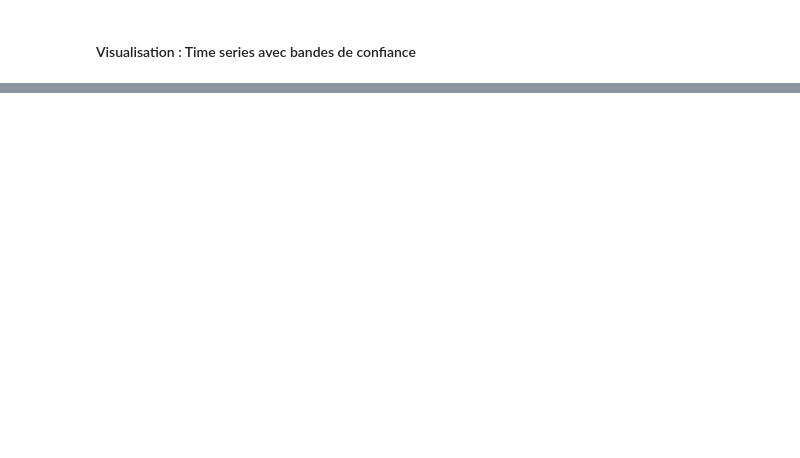
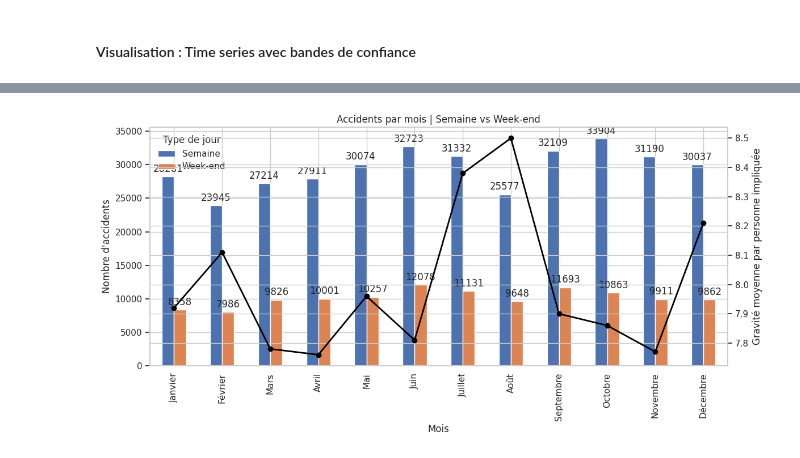
Before and after one commit to LounesAbd/Projet-1-Simplon-Data-Engineer-2025---Mighty-Mosquitoes, a Jupyter notebook: analytics/analyse_accidents_template.ipynb, the cells around one changed output, grey strips where cells are left out. Drawn from its saved outputs; the diff is of its cells as text; code cells hidden in the pictures; blank space fills up the shorter version.

```diff
--- a/analytics/analyse_accidents_template.ipynb
+++ b/analytics/analyse_accidents_template.ipynb
@@ -665,0 +2246,5 @@ fig.show()
+# %%
+section='6'
+chapitre='2'
+df_6_2 =execute_sql_to_df(db_conf, db_conf["db_accm"], SQL_FILES_PATH/sql_file_conf["sections"][f"section_{section}"]["file"],sql_file_conf["sections"][f"section_{section}"]["name"],sql_file_conf["sections"][f"section_{section}"]["chapitres"][f"chapitre_{chapitre}"])
+df_6_2.head()
@@ -665,0 +2275,41 @@ fig.show()
+# %%
+df_anomalies = df_6_2
+
+df_anomalies["est_weekend_label"] = df_anomalies["est_weekend"].map({True: "Week-end", False: "Semaine"})
+mois_order = df_anomalies.sort_values("mois")["nom_mois"].unique()
+pivot_accidents = (
+    df_anomalies.pivot(index="nom_mois", columns="est_weekend_label", values="nb_accidents")
+    .reindex(mois_order)
+    .fillna(0)
+)
+
+# 3. Construction du graphique
+fig, ax1 = plt.subplots(figsize=(12, 6))
+
+# Histogrammes groupés
+pivot_accidents.plot(kind="bar", ax=ax1)
+ax1.set_ylabel("Nombre d'accidents")
+ax1.set_xlabel("Mois")
+ax1.set_title("Accidents par mois | Semaine vs Week-end")
+ax1.legend(title="Type de jour")
+
+# Courbe de gravité moyenne sur axe secondaire
+ax2 = ax1.twinx()
+ax2.plot(
+    df_anomalies.sort_values(["mois", "est_weekend"])["nom_mois"].unique(),
+    df_anomalies.drop_duplicates("mois").sort_values("mois")["gravite_moyenne"],
+    color="black",
+    marker="o",
+    linewidth=2,
+    label="Gravité moyenne"
+)
+ax2.set_ylabel("Gravité moyenne par personne impliquée")
+
+# Annotations nb_tues sur les barres
+for container in ax1.containers:
+    ax1.bar_label(container, labels=[f"{v:.0f}" for v in container.datavalues], padding=3)
+
+plt.tight_layout()
+plt.show()
+# %% [output]
+[figure, added]
```
Also changed, not shown: parts of 81 cells of this notebook, 13 other files.
